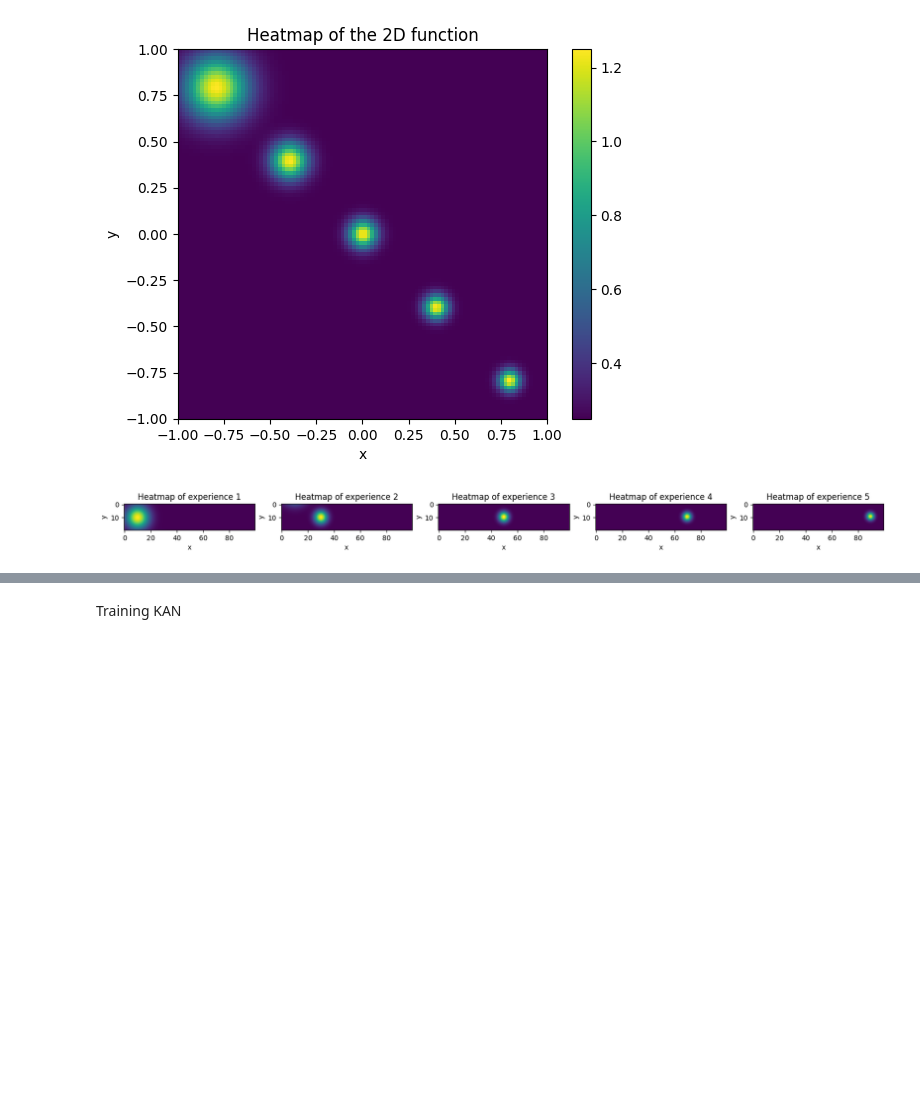
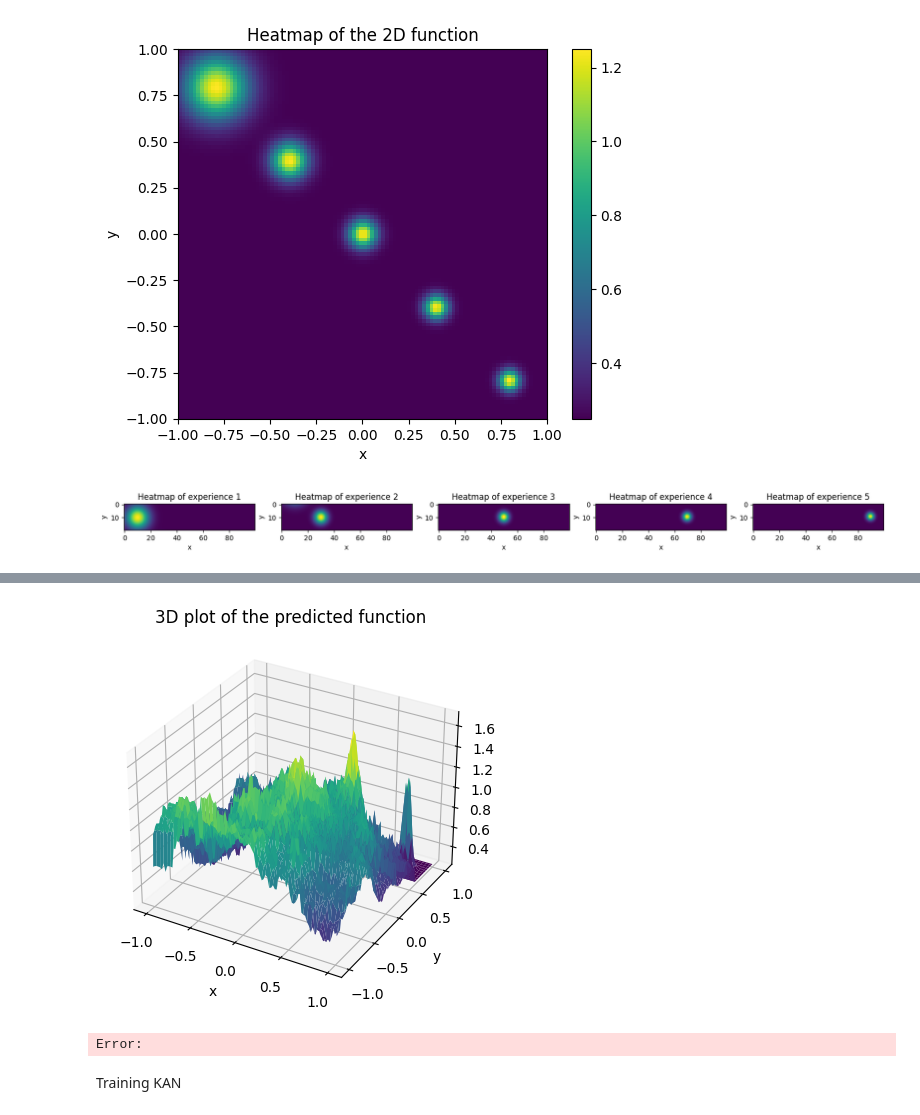
Before and after one commit to harris2001/KAN-T-Forget, a Jupyter notebook: Experiments/Toy_Examples/2D_Gaussians KAN_Continual.ipynb, the cells around one changed output, grey strips where cells are left out. Drawn from its saved outputs; the diff is of its cells as text; code cells hidden in the pictures; blank space fills up the shorter version.

```diff
--- a/Experiments/Toy_Examples/2D_Gaussians KAN_Continual.ipynb
+++ b/Experiments/Toy_Examples/2D_Gaussians KAN_Continual.ipynb
@@ -241,3 +177,18 @@ for i in range(model.width_in[l]):
+# %%
+#plot the predictions in 3d
+fig = plt.figure()
+ax = fig.add_subplot(111, projection='3d')
+ax.plot_surface(x_grid, y_grid, predictions_grid, cmap='viridis')
+
+# Rotate the plot to see the 3D plot
+# ax.view_init(40, 20)
+plt.title('3D plot of the predicted function')
+plt.xlabel('x')
+plt.ylabel('y')
+plt.show()
+# %% [output]
+[figure, added]
+Error:
 # %% [markdown]
 Training KAN
 # %% [markdown]
```
Also changed, not shown: parts of 2 cells of this notebook, 32 other files.
